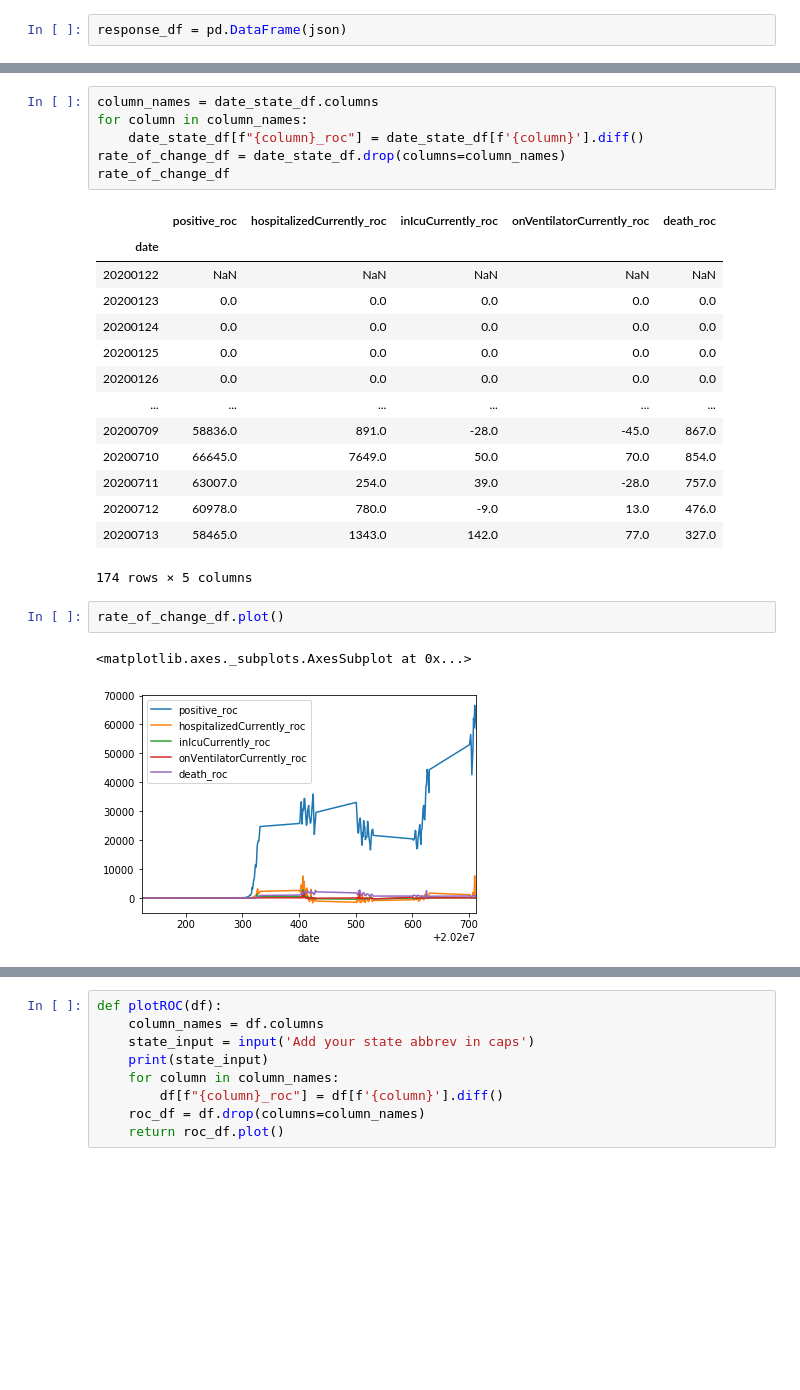
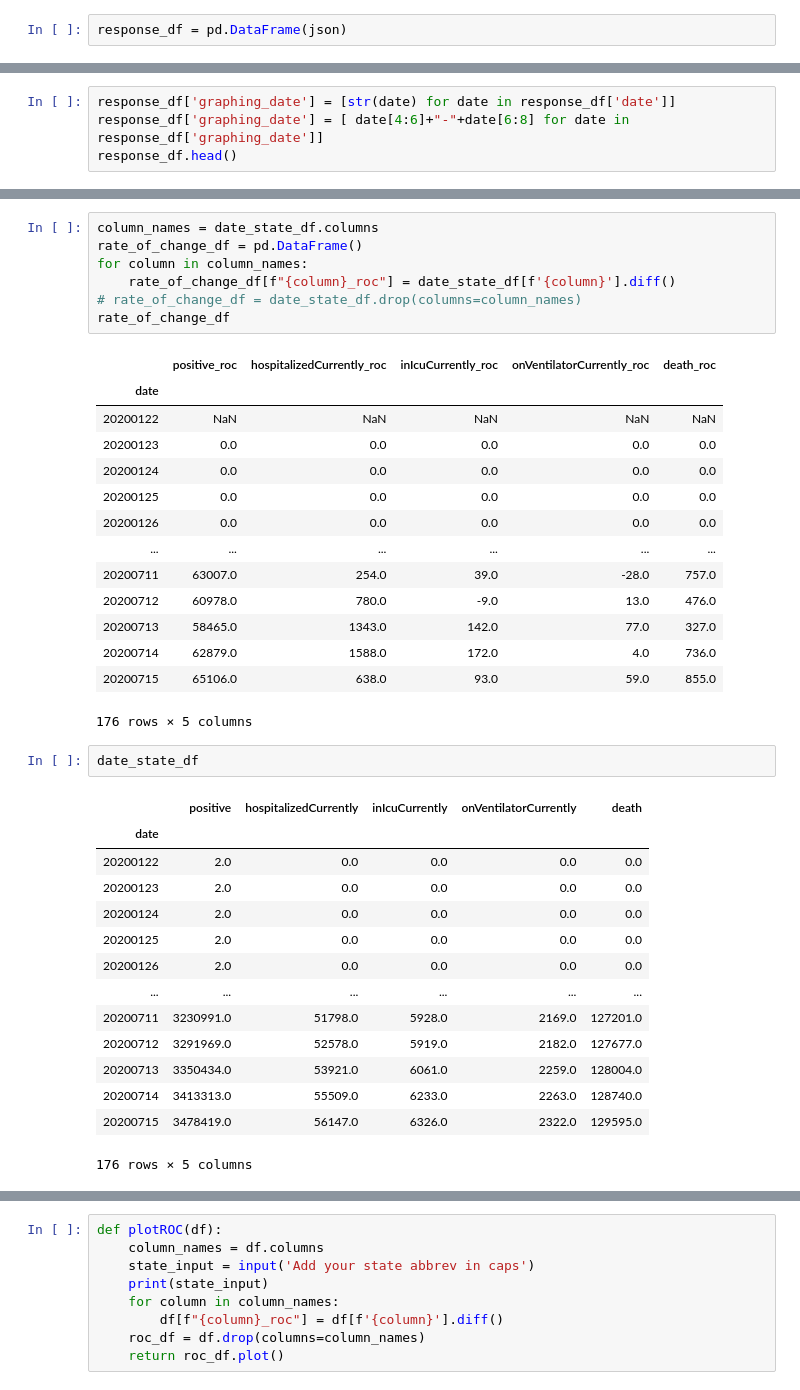
Before and after one commit to jacob-r-hassinger/COVID-19-US-Cases, a Jupyter notebook: COVID_US.ipynb, the cells around one changed output, grey strips where cells are left out. Cells and saved outputs as stored; diff of their text form; blank space fills up the shorter version.

```diff
--- a/COVID_US.ipynb
+++ b/COVID_US.ipynb
@@ -21,0 +13,4 @@ response_df.head()
+# %%
+response_df['graphing_date'] = [str(date) for date in response_df['date']]
+response_df['graphing_date'] = [ date[4:6]+"-"+date[6:8] for date in response_df['graphing_date']]
+response_df.head()
@@ -90,26 +94,39 @@ date_state_df.plot()
 # %%
 column_names = date_state_df.columns
+rate_of_change_df = pd.DataFrame()
 for column in column_names:
-    date_state_df[f"{column}_roc"] = date_state_df[f'{column}'].diff()
-rate_of_change_df = date_state_df.drop(columns=column_names)
+    rate_of_change_df[f"{column}_roc"] = date_state_df[f'{column}'].diff()
+# rate_of_change_df = date_state_df.drop(columns=column_names)
 rate_of_change_df
 # %% [output]
 |  | positive_roc | hospitalizedCurrently_roc | inIcuCurrently_roc | onVentilatorCurrently_roc | death_roc |
 | date |  |  |  |  |  |
 | 20200122 | NaN | NaN | NaN | NaN | NaN |
 | 20200123 | 0.0 | 0.0 | 0.0 | 0.0 | 0.0 |
 | 20200124 | 0.0 | 0.0 | 0.0 | 0.0 | 0.0 |
 | 20200125 | 0.0 | 0.0 | 0.0 | 0.0 | 0.0 |
 | 20200126 | 0.0 | 0.0 | 0.0 | 0.0 | 0.0 |
 | ... | ... | ... | ... | ... | ... |
-| 20200709 | 58836.0 | 891.0 | -28.0 | -45.0 | 867.0 |
-| 20200710 | 66645.0 | 7649.0 | 50.0 | 70.0 | 854.0 |
 | 20200711 | 63007.0 | 254.0 | 39.0 | -28.0 | 757.0 |
 | 20200712 | 60978.0 | 780.0 | -9.0 | 13.0 | 476.0 |
 | 20200713 | 58465.0 | 1343.0 | 142.0 | 77.0 | 327.0 |
+| 20200714 | 62879.0 | 1588.0 | 172.0 | 4.0 | 736.0 |
+| 20200715 | 65106.0 | 638.0 | 93.0 | 59.0 | 855.0 |
-174 rows × 5 columns
+176 rows × 5 columns
-# %%
-rate_of_change_df.plot()
-# %% [output]
-<matplotlib.axes._subplots.AxesSubplot at 0x...>
-[figure, removed]
+# %%
+date_state_df
+# %% [output]
+|  | positive | hospitalizedCurrently | inIcuCurrently | onVentilatorCurrently | death |
+| date |  |  |  |  |  |
+| 20200122 | 2.0 | 0.0 | 0.0 | 0.0 | 0.0 |
+| 20200123 | 2.0 | 0.0 | 0.0 | 0.0 | 0.0 |
+| 20200124 | 2.0 | 0.0 | 0.0 | 0.0 | 0.0 |
+| 20200125 | 2.0 | 0.0 | 0.0 | 0.0 | 0.0 |
+| 20200126 | 2.0 | 0.0 | 0.0 | 0.0 | 0.0 |
+| ... | ... | ... | ... | ... | ... |
+| 20200711 | 3230991.0 | 51798.0 | 5928.0 | 2169.0 | 127201.0 |
+| 20200712 | 3291969.0 | 52578.0 | 5919.0 | 2182.0 | 127677.0 |
+| 20200713 | 3350434.0 | 53921.0 | 6061.0 | 2259.0 | 128004.0 |
+| 20200714 | 3413313.0 | 55509.0 | 6233.0 | 2263.0 | 128740.0 |
+| 20200715 | 3478419.0 | 56147.0 | 6326.0 | 2322.0 | 129595.0 |
+176 rows × 5 columns
```
Also changed, not shown: parts of 16 cells of this notebook.
